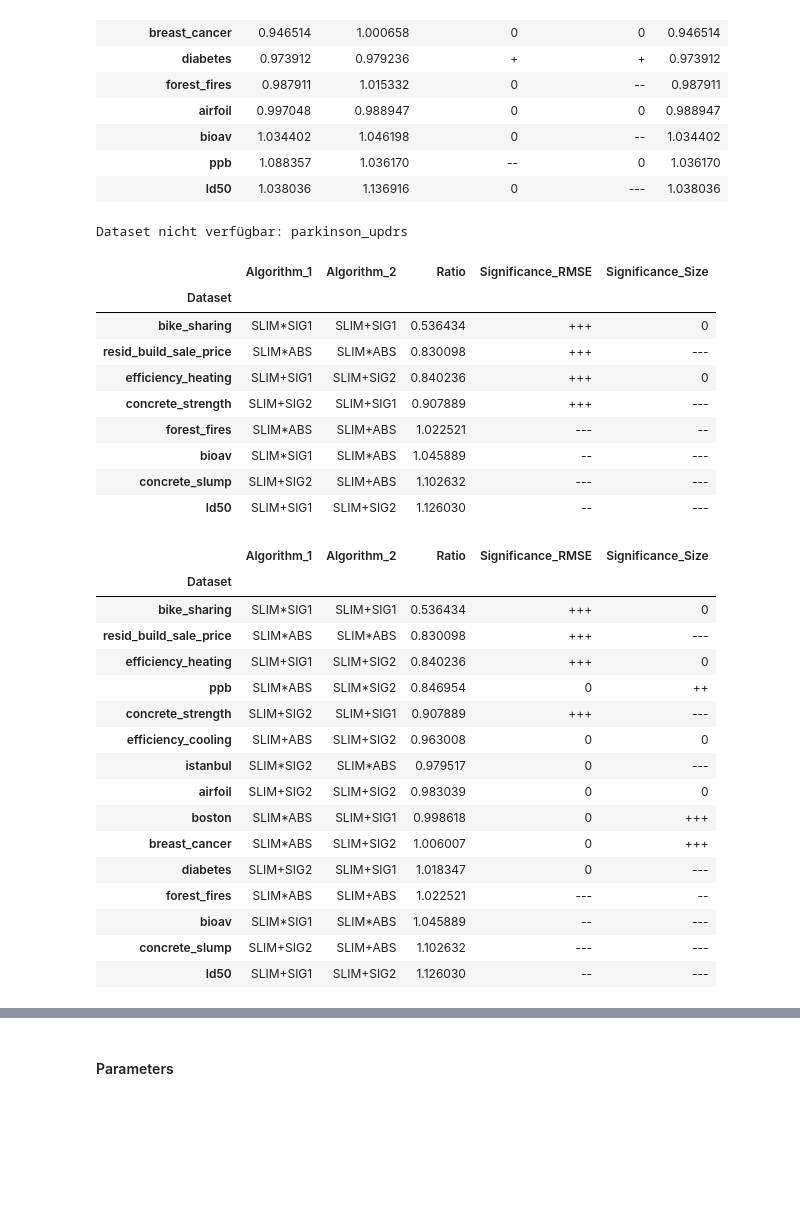
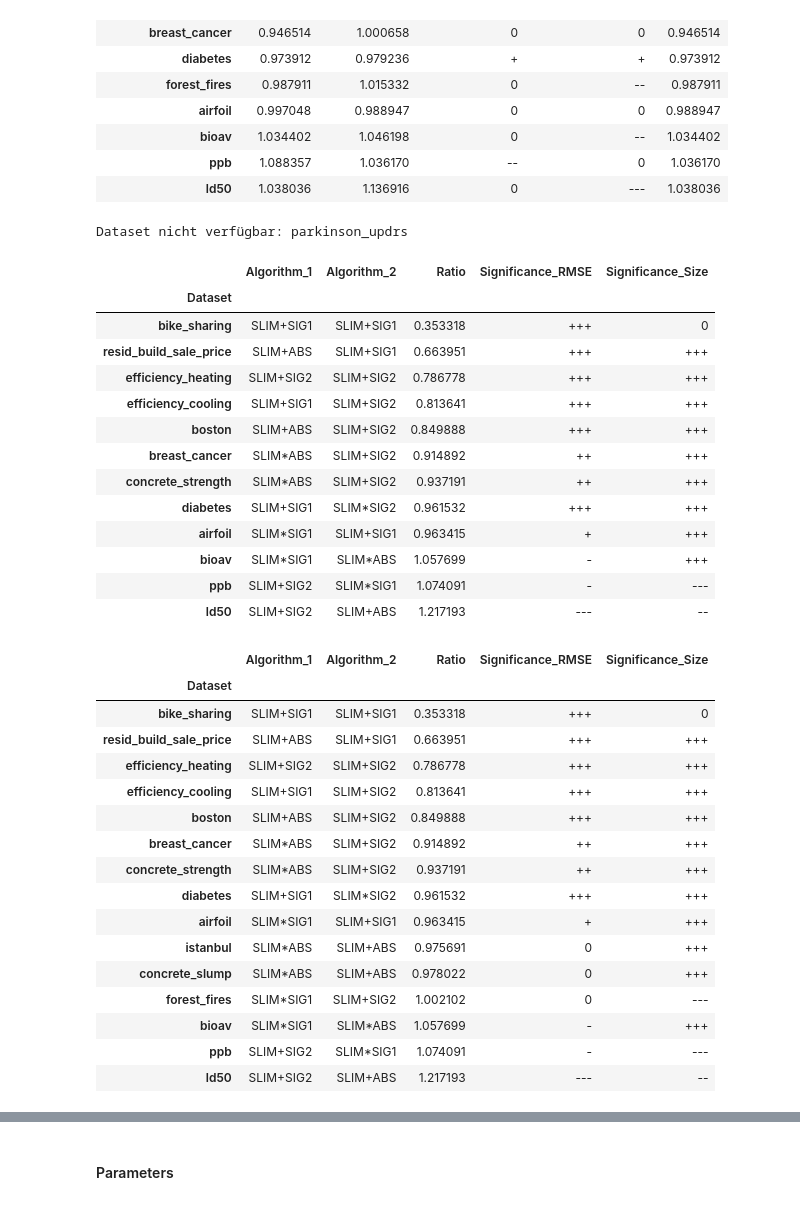
Before and after one commit to amarmate/SLIM-TEST-LITE, a Jupyter notebook: check_results.ipynb, the cells around one changed output, grey strips where cells are left out. Drawn from its saved outputs; the diff is of its cells as text; code cells hidden in the pictures; blank space fills up the shorter version.

```diff
--- a/check_results.ipynb
+++ b/check_results.ipynb
@@ -10,3 +10,11 @@ from scipy.stats import wilcoxon, ttest_rel
 
 from slim_gsgp_lib.datasets.data_loader import *
 datasets = [globals()[i] for i in globals() if 'load' in i][2:]
+# %%
+df_datasets = {}
+for dataset in datasets:
+    X,y = dataset()
+    name = dataset.__name__.split('load_')[1]
+    df_datasets[name] = X.shape[0], X.shape[1]
+
+df_datasets
@@ -35,8 +60,8 @@ for dataset in dataset_names:
         os.remove(f'results/slim/{dataset}_SLIM_{suffix}_scaled_strucmut_new.pkl')
 
     # Dump the results
-    pickle.dump(dict_params, open(f'params/{dataset}_scaled_strucmut_small.pkl', 'wb'))
-    pickle.dump(dict_results, open(f'results/slim/{dataset}_scaled_strucmut_small.pkl', 'wb'))
+    pickle.dump(dict_params, open(f'params/{dataset}_scaled_strucmut_var.pkl', 'wb'))
+    pickle.dump(dict_results, open(f'results/slim/{dataset}_scaled_strucmut_var.pkl', 'wb'))
 # %% [markdown]
 #### Found
 - Ms upper of 0
@@ -897,38 +1009,42 @@ Dataset nicht verfügbar: parkinson_updrs
 | ppb | 1.088357 | 1.036170 | -- | 0 | 1.036170 |
 | ld50 | 1.038036 | 1.136916 | 0 | --- | 1.038036 |
 # %%
-result_best = calculate_statistical_significance_best('scaled_strucmut_new_m3', 'scaled_new_m3', dataset_names)
+result_best = calculate_statistical_significance_best('scaled_strucmut_var', 'scaled', dataset_names)
 result_best[result_best['Significance_RMSE'] != '0'].sort_values('Ratio')
 # %% [output]
 Dataset nicht verfügbar: parkinson_updrs
 |  | Algorithm_1 | Algorithm_2 | Ratio | Significance_RMSE | Significance_Size |
 | Dataset |  |  |  |  |  |
-| bike_sharing | SLIM*SIG1 | SLIM+SIG1 | 0.536434 | +++ | 0 |
-| resid_build_sale_price | SLIM*ABS | SLIM*ABS | 0.830098 | +++ | --- |
-| efficiency_heating | SLIM+SIG1 | SLIM+SIG2 | 0.840236 | +++ | 0 |
-| concrete_strength | SLIM+SIG2 | SLIM+SIG1 | 0.907889 | +++ | --- |
-| forest_fires | SLIM*ABS | SLIM+ABS | 1.022521 | --- | -- |
-| bioav | SLIM*SIG1 | SLIM*ABS | 1.045889 | -- | --- |
-| concrete_slump | SLIM+SIG2 | SLIM+ABS | 1.102632 | --- | --- |
-| ld50 | SLIM+SIG1 | SLIM+SIG2 | 1.126030 | -- | --- |
+| bike_sharing | SLIM+SIG1 | SLIM+SIG1 | 0.353318 | +++ | 0 |
+| resid_build_sale_price | SLIM+ABS | SLIM+SIG1 | 0.663951 | +++ | +++ |
+| efficiency_heating | SLIM+SIG2 | SLIM+SIG2 | 0.786778 | +++ | +++ |
+| efficiency_cooling | SLIM+SIG1 | SLIM+SIG2 | 0.813641 | +++ | +++ |
+| boston | SLIM+ABS | SLIM+SIG2 | 0.849888 | +++ | +++ |
+| breast_cancer | SLIM*ABS | SLIM+SIG2 | 0.914892 | ++ | +++ |
+| concrete_strength | SLIM*ABS | SLIM+SIG2 | 0.937191 | ++ | +++ |
+| diabetes | SLIM+SIG1 | SLIM*SIG2 | 0.961532 | +++ | +++ |
+| airfoil | SLIM*SIG1 | SLIM+SIG1 | 0.963415 | + | +++ |
+| bioav | SLIM*SIG1 | SLIM*ABS | 1.057699 | - | +++ |
+| ppb | SLIM+SIG2 | SLIM*SIG1 | 1.074091 | - | --- |
+| ld50 | SLIM+SIG2 | SLIM+ABS | 1.217193 | --- | -- |
 # %%
 result_best.sort_values('Ratio')
 # %% [output]
 |  | Algorithm_1 | Algorithm_2 | Ratio | Significance_RMSE | Significance_Size |
 | Dataset |  |  |  |  |  |
-| bike_sharing | SLIM*SIG1 | SLIM+SIG1 | 0.536434 | +++ | 0 |
-| resid_build_sale_price | SLIM*ABS | SLIM*ABS | 0.830098 | +++ | --- |
-| efficiency_heating | SLIM+SIG1 | SLIM+SIG2 | 0.840236 | +++ | 0 |
-| ppb | SLIM*ABS | SLIM*SIG2 | 0.846954 | 0 | ++ |
-| concrete_strength | SLIM+SIG2 | SLIM+SIG1 | 0.907889 | +++ | --- |
-| efficiency_cooling | SLIM+ABS | SLIM+SIG2 | 0.963008 | 0 | 0 |
-| istanbul | SLIM*SIG2 | SLIM*ABS | 0.979517 | 0 | --- |
-| airfoil | SLIM+SIG2 | SLIM+SIG2 | 0.983039 | 0 | 0 |
-| boston | SLIM*ABS | SLIM+SIG1 | 0.998618 | 0 | +++ |
-| breast_cancer | SLIM*ABS | SLIM+SIG2 | 1.006007 | 0 | +++ |
-| diabetes | SLIM+SIG2 | SLIM+SIG1 | 1.018347 | 0 | --- |
-| forest_fires | SLIM*ABS | SLIM+ABS | 1.022521 | --- | -- |
-| bioav | SLIM*SIG1 | SLIM*ABS | 1.045889 | -- | --- |
-| concrete_slump | SLIM+SIG2 | SLIM+ABS | 1.102632 | --- | --- |
-| ld50 | SLIM+SIG1 | SLIM+SIG2 | 1.126030 | -- | --- |
+| bike_sharing | SLIM+SIG1 | SLIM+SIG1 | 0.353318 | +++ | 0 |
+| resid_build_sale_price | SLIM+ABS | SLIM+SIG1 | 0.663951 | +++ | +++ |
+| efficiency_heating | SLIM+SIG2 | SLIM+SIG2 | 0.786778 | +++ | +++ |
+| efficiency_cooling | SLIM+SIG1 | SLIM+SIG2 | 0.813641 | +++ | +++ |
+| boston | SLIM+ABS | SLIM+SIG2 | 0.849888 | +++ | +++ |
+| breast_cancer | SLIM*ABS | SLIM+SIG2 | 0.914892 | ++ | +++ |
+| concrete_strength | SLIM*ABS | SLIM+SIG2 | 0.937191 | ++ | +++ |
+| diabetes | SLIM+SIG1 | SLIM*SIG2 | 0.961532 | +++ | +++ |
+| airfoil | SLIM*SIG1 | SLIM+SIG1 | 0.963415 | + | +++ |
+| istanbul | SLIM*ABS | SLIM+ABS | 0.975691 | 0 | +++ |
+| concrete_slump | SLIM*ABS | SLIM+ABS | 0.978022 | 0 | +++ |
+| forest_fires | SLIM*SIG1 | SLIM+SIG2 | 1.002102 | 0 | --- |
+| bioav | SLIM*SIG1 | SLIM*ABS | 1.057699 | - | +++ |
+| ppb | SLIM+SIG2 | SLIM*SIG1 | 1.074091 | - | --- |
+| ld50 | SLIM+SIG2 | SLIM+ABS | 1.217193 | --- | -- |
 # %%
```
Also changed, not shown: parts of 11 cells of this notebook, 4 other files.
